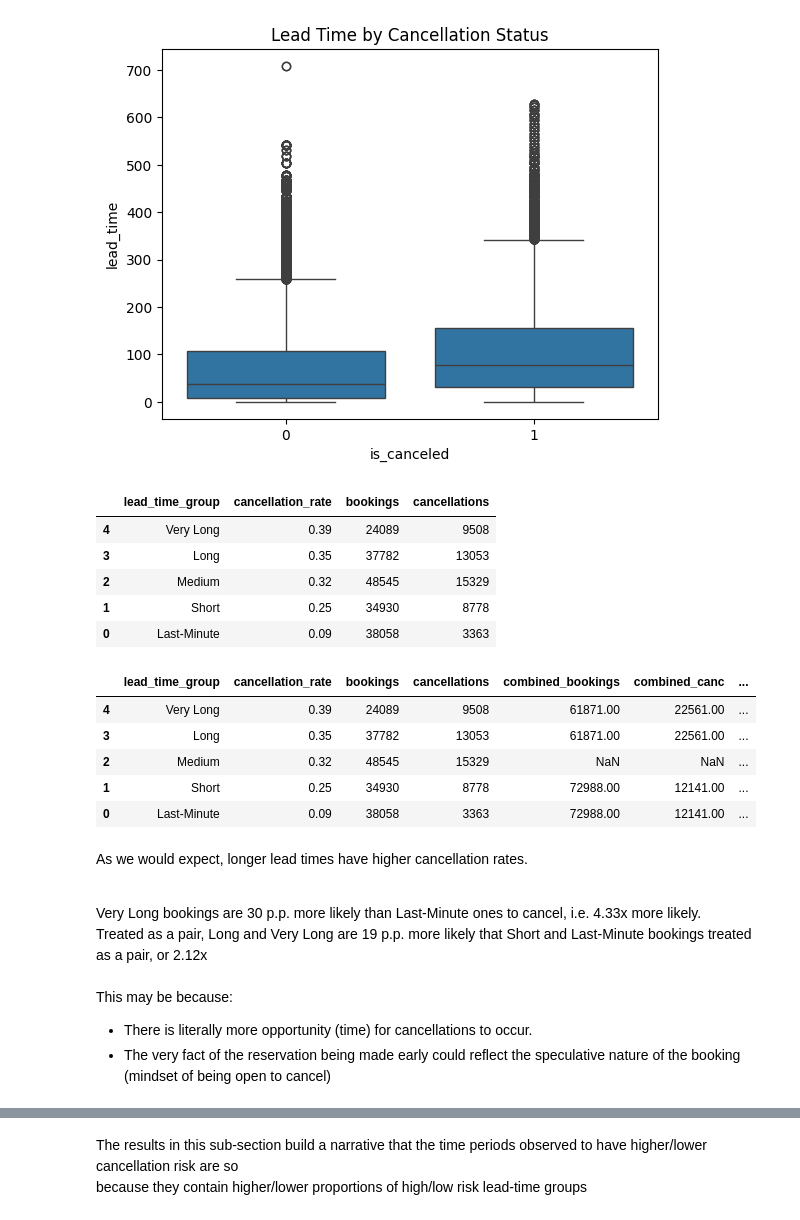
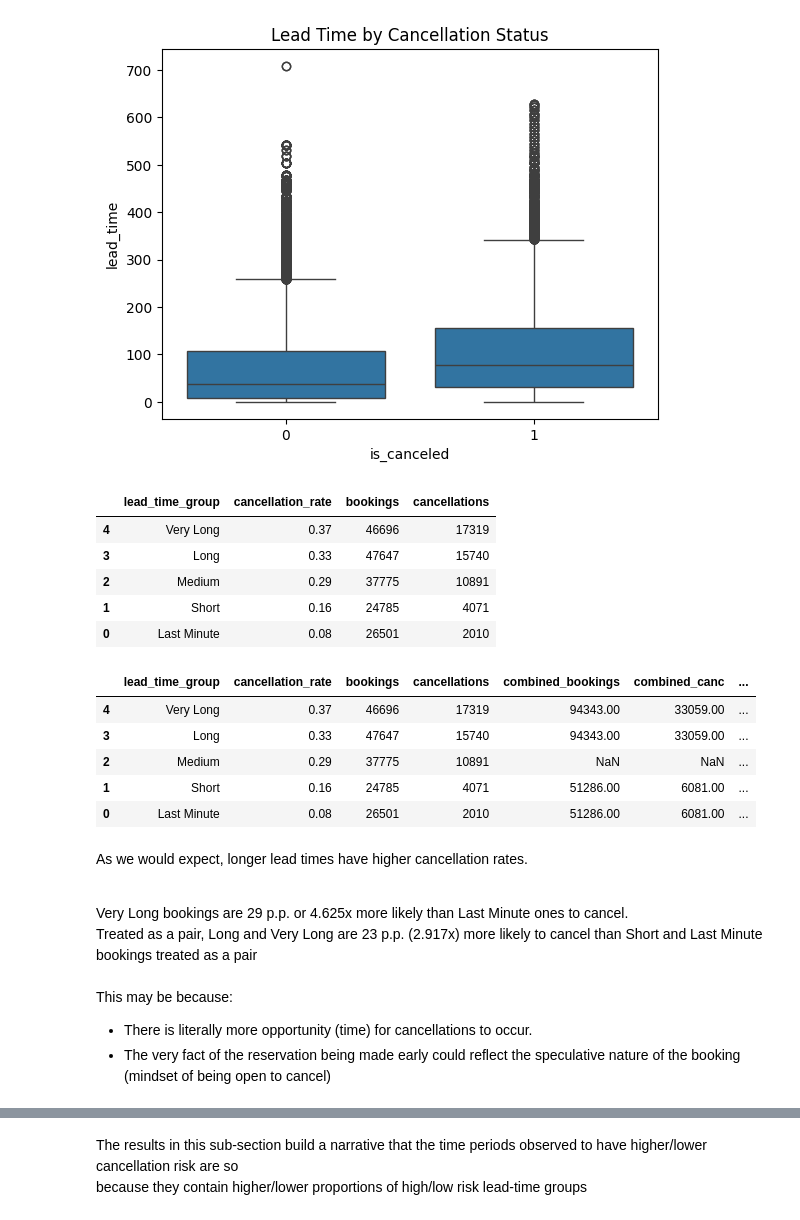
Before and after one commit to dngsus/data_analysis, a Jupyter notebook: 01 Hotel Bookings/01 Hotel v01.ipynb, the cells around one changed output, grey strips where cells are left out. Saved outputs shown, nothing was run; the diff lists cells and outputs as text; code cells hidden in the pictures.

```diff
--- a/01 Hotel Bookings/01 Hotel v01.ipynb
+++ b/01 Hotel Bookings/01 Hotel v01.ipynb
@@ -407,0 +413,4 @@ df_main['lead_time_group'] = pd.cut(df_main['lead_time'], bins=bins, labels=labe
+# %%
+bins = [-1, 3, 14, 45, 120, df_main['lead_time'].max()]
+labels = ['Last Minute', 'Short', 'Medium', 'Long', 'Very Long']
+df_main['lead_time_group'] = pd.cut(df_main['lead_time'], bins=bins, labels=labels)
@@ -467,3 +480,8 @@ df_main['season'] = pd.Categorical(df_main['season'], categories=season_order, o
+# %%
+# adr is := "C"alculated by dividing the sum of all lodging transactions by the total number of staying nights"
+# Interpret this to mean that meals would be a separate cost
+# As cancellations = no meal cost (unless up-front?), then ignore for now - add later to analysis if seems relevant
+df_main["booking_revenue"] = df_main["adr"] * df_main["nights"]
 # %% [markdown]
 # Univariate Analysis
 # %% [markdown]
@@ -943,48 +962,48 @@ df_lead_grp_cancellations_basic = df_lead_grp_cancellations[["lead_time_group",
 df_lead_grp_cancellations_basic
 # %% [output]
 |  | lead_time_group | cancellation_rate | bookings | cancellations |
-| 4 | Very Long | 0.39 | 24089 | 9508 |
-| 3 | Long | 0.35 | 37782 | 13053 |
-| 2 | Medium | 0.32 | 48545 | 15329 |
-| 1 | Short | 0.25 | 34930 | 8778 |
-| 0 | Last-Minute | 0.09 | 38058 | 3363 |
+| 4 | Very Long | 0.37 | 46696 | 17319 |
+| 3 | Long | 0.33 | 47647 | 15740 |
+| 2 | Medium | 0.29 | 37775 | 10891 |
+| 1 | Short | 0.16 | 24785 | 4071 |
+| 0 | Last Minute | 0.08 | 26501 | 2010 |
 # %%
 # Get a more broad view of the numbers:
 
 longer = df_lead_grp_cancellations_basic[df_lead_grp_cancellations_basic['lead_time_group'].isin(['Very Long', 'Long'])]['bookings'].sum()
 
-shorter = df_lead_grp_cancellations_basic[df_lead_grp_cancellations_basic['lead_time_group'].isin(['Short', 'Last-Minute'])]['bookings'].sum()
+shorter = df_lead_grp_cancellations_basic[df_lead_grp_cancellations_basic['lead_time_group'].isin(['Short', 'Last Minute'])]['bookings'].sum()
 
 df_lead_grp_cancellations_basic['combined_bookings'] = df_lead_grp_cancellations_basic['lead_time_group'].apply(
     lambda x: longer if x in ['Very Long', 'Long']
-             else shorter if x in ['Short', 'Last-Minute']
+             else shorter if x in ['Short', 'Last Minute']
              else None
 )
 
 longer_canc = df_lead_grp_cancellations_basic[df_lead_grp_cancellations_basic['lead_time_group'].isin(['Very Long', 'Long'])]['cancellations'].sum()
-shorter_canc = df_lead_grp_cancellations_basic[df_lead_grp_cancellations_basic['lead_time_group'].isin(['Short', 'Last-Minute'])]['cancellations'].sum()
+shorter_canc = df_lead_grp_cancellations_basic[df_lead_grp_cancellations_basic['lead_time_group'].isin(['Short', 'Last Minute'])]['cancellations'].sum()
 
 df_lead_grp_cancellations_basic['combined_canc'] = df_lead_grp_cancellations_basic['lead_time_group'].apply(
     lambda x: longer_canc if x in ['Very Long', 'Long']
-             else shorter_canc if x in ['Short', 'Last-Minute']
+             else shorter_canc if x in ['Short', 'Last Minute']
              else None
 )
 
 df_lead_grp_cancellations_basic['combined_canc_rate'] =  df_lead_grp_cancellations_basic['combined_canc'] / df_lead_grp_cancellations_basic['combined_bookings']
 
 df_lead_grp_cancellations_basic
 # %% [output]
 |  | lead_time_group | cancellation_rate | bookings | cancellations | combined_bookings | combined_canc | ... |
-| 4 | Very Long | 0.39 | 24089 | 9508 | 61871.00 | 22561.00 | ... |
-| 3 | Long | 0.35 | 37782 | 13053 | 61871.00 | 22561.00 | ... |
-| 2 | Medium | 0.32 | 48545 | 15329 | NaN | NaN | ... |
-| 1 | Short | 0.25 | 34930 | 8778 | 72988.00 | 12141.00 | ... |
-| 0 | Last-Minute | 0.09 | 38058 | 3363 | 72988.00 | 12141.00 | ... |
+| 4 | Very Long | 0.37 | 46696 | 17319 | 94343.00 | 33059.00 | ... |
+| 3 | Long | 0.33 | 47647 | 15740 | 94343.00 | 33059.00 | ... |
+| 2 | Medium | 0.29 | 37775 | 10891 | NaN | NaN | ... |
+| 1 | Short | 0.16 | 24785 | 4071 | 51286.00 | 6081.00 | ... |
+| 0 | Last Minute | 0.08 | 26501 | 2010 | 51286.00 | 6081.00 | ... |
 # %% [markdown]
 As we would expect, longer lead times have higher cancellation rates.<br><br>
 
-Very Long bookings are 30 p.p. more likely than Last-Minute ones to cancel, i.e. 4.33x more likely.<br>
-Treated as a pair, Long and Very Long are 19 p.p. more likely that Short and Last-Minute bookings treated as a pair, or 2.12x
+Very Long bookings are 29 p.p. or  4.625x more likely than Last Minute ones to cancel.<br>
+Treated as a pair, Long and Very Long are 23 p.p. (2.917x) more likely to cancel than Short and Last Minute bookings treated as a pair
 <br><br>
 This may be because:
 - There is literally more opportunity (time) for cancellations to occur.
```
Also changed, not shown: parts of 48 cells of this notebook.
